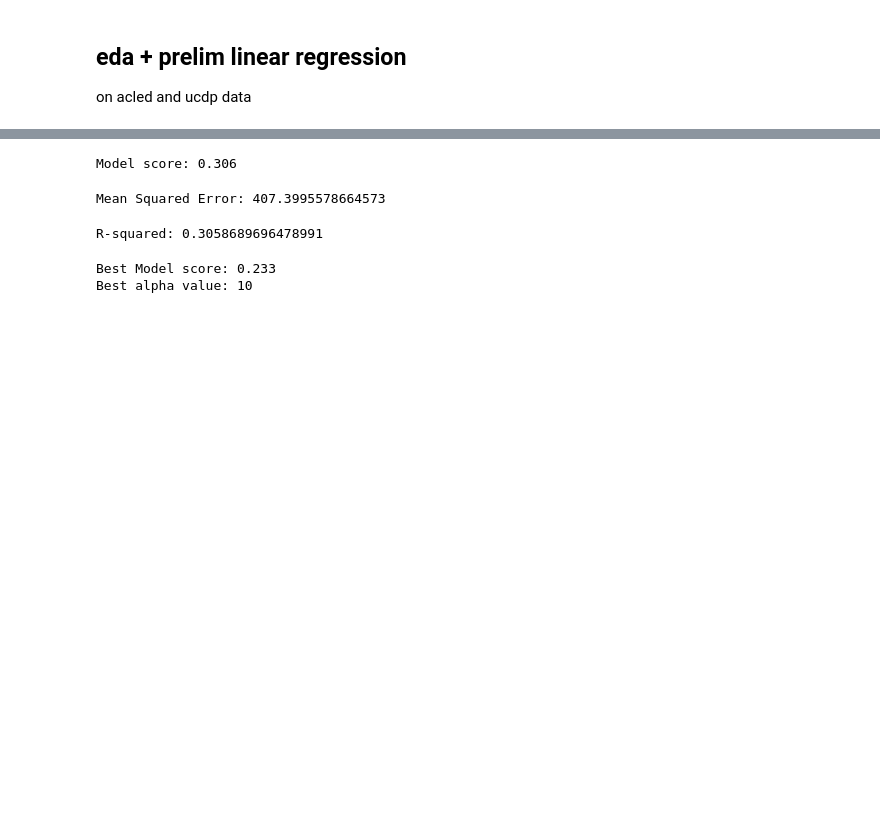
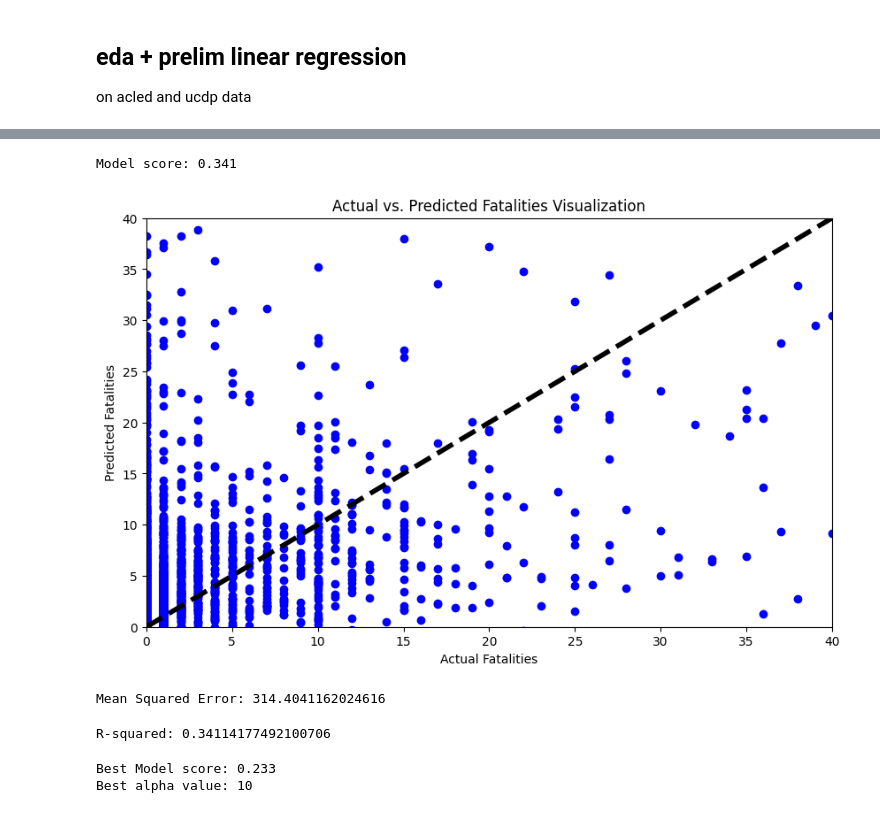
Before and after one commit to kaylanhua/conflicts, a Jupyter notebook: regression/eda.ipynb, the cells around one changed output, grey strips where cells are left out. Drawn from its saved outputs; the diff is of its cells as text; code cells hidden in the pictures; blank space fills up the shorter version.

```diff
--- a/regression/eda.ipynb
+++ b/regression/eda.ipynb
@@ -14,7 +14,8 @@ import pandas as pd
 import matplotlib as plt
 # %%
 
-acled_df = pd.read_csv('../data/acled/darfur.csv') ## 9316 entries, 32 cols
+acled_df = pd.read_csv('../data/acled/south_sudan.csv')
+## darfur: 9316 entries, 32 cols
 # print(acled_df.info())
 # print(acled_df.columns)
 # acled_df['FATALITIES']
@@ -55,7 +72,7 @@ preprocessor = ColumnTransformer(
 # Create a pipeline with the preprocessor and a linear regression classifier
 model = Pipeline(steps=[
     ('preprocessor', preprocessor),
-    ('classifier', Ridge(alpha=0.1))
+    ('classifier', Ridge(alpha=2))
 ])
 
 # Train the model
@@ -65,7 +82,23 @@ model.fit(X_train, y_train)
 ## 1 is the best, r^2 score
 print("Model score: %.3f" % model.score(X_test, y_test))
 # %% [output]
-Model score: 0.306
+Model score: 0.341
+# %%
+# Predict the values using the trained model
+y_pred = model.predict(X_test)
+
+# Plotting the actual vs predicted values
+plt.figure(figsize=(10, 6))
+plt.scatter(y_test, y_pred, color='blue')  # Plotting the actual vs predicted values
+plt.plot([y_test.min(), y_test.max()], [y_test.min(), y_test.max()], 'k--', lw=4)  # Plotting a line for perfect predictions
+plt.xlim(0, 40)  # Setting limit for x-axis
+plt.ylim(0, 40)  # Setting limit for y-axis
+plt.xlabel('Actual Fatalities')
+plt.ylabel('Predicted Fatalities')
+plt.title('Actual vs. Predicted Fatalities Visualization')
+plt.show()
+# %% [output]
+[figure, added]
 # %%
 ## evaluating the model
 from sklearn.metrics import mean_squared_error
@@ -74,7 +107,7 @@ y_pred = model.predict(X_test)
 mse = mean_squared_error(y_test, y_pred)
 print(f"Mean Squared Error: {mse}")
 # %% [output]
-Mean Squared Error: 407.3995578664573
+Mean Squared Error: 314.4041162024616
 # %%
 from sklearn.metrics import r2_score
 
@@ -82,7 +115,7 @@ from sklearn.metrics import r2_score
 r2 = r2_score(y_test, y_pred)
 print(f"R-squared: {r2}")
 # %% [output]
-R-squared: 0.3058689696478991
+R-squared: 0.34114177492100706
 # %%
 from sklearn.model_selection import GridSearchCV
 
```
Also changed, not shown: parts of 4 cells of this notebook, 1 other file.
